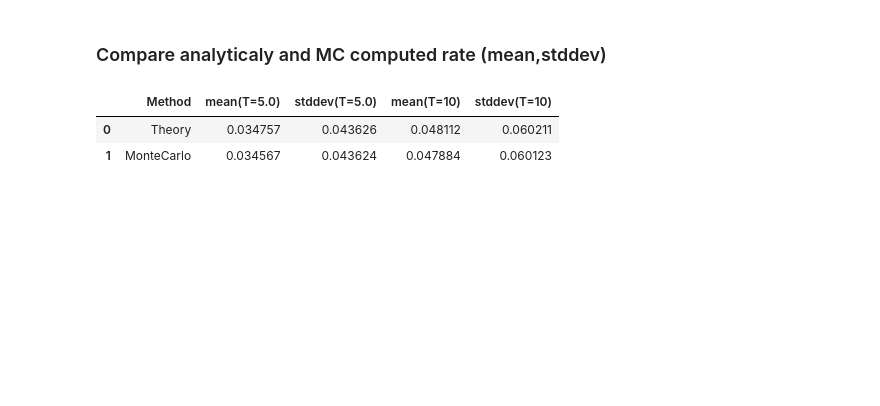
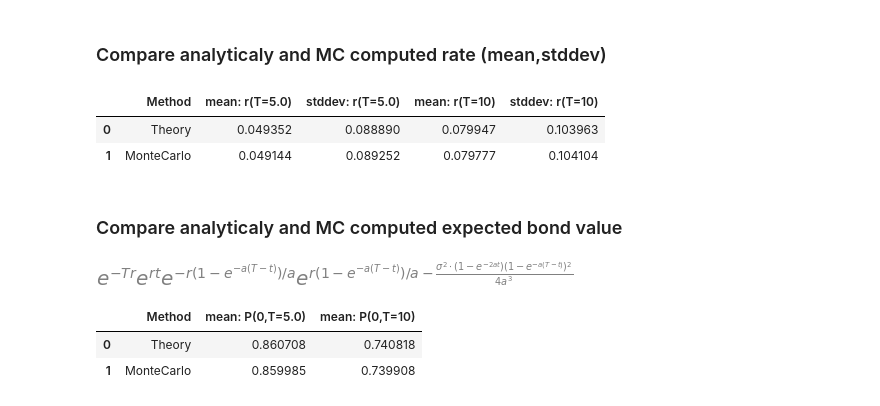
Before and after one commit to AlexanderZvyagin/MonteCarlo-SDK, a Jupyter notebook: python/notebooks/hw_bond.ipynb, the cells around one changed output. Cells and saved outputs as stored; diff of their text form; code cells hidden in the pictures; blank space fills up the shorter version.

Commit message:
Add comparison of the bond values P(0,t)

```diff
--- a/python/notebooks/hw_bond.ipynb
+++ b/python/notebooks/hw_bond.ipynb
@@ -220,8 +228,8 @@ def create_hw_mc_model (
 # %%
 #model = create_hw_mc_model(1e-1,2e-1,rfree,theta_points=100)
 model = create_hw_mc_model(
-    a=1e-2,
-    sigma=2e-2,
+    a=1e-1,
+    sigma=5e-2,
     rfree=3e-2
 )
 # %% [output]
@@ -272,18 +280,26 @@ results.df()
 # %%
 pd.DataFrame([{
     'Method':'Theory',
-    f'mean(T={model.T[0]})':model.rate_gaussian[0][0],
-    f'stddev(T={model.T[0]})':math.sqrt(model.rate_gaussian[0][1]),
-    f'mean(T={model.T[1]})':model.rate_gaussian[1][0],
-    f'stddev(T={model.T[1]})':math.sqrt(model.rate_gaussian[1][1])
+    f'mean: r(T={model.T[0]})':model.rate_gaussian[0][0],
+    f'stddev: r(T={model.T[0]})':math.sqrt(model.rate_gaussian[0][1]),
+    f'mean: r(T={model.T[1]})':model.rate_gaussian[1][0],
+    f'stddev: r(T={model.T[1]})':math.sqrt(model.rate_gaussian[1][1])
 },{
     'Method':'MonteCarlo',
-    f'mean(T={model.T[0]})':results.GetStateEvaluationResult(model.rate.GetStateNumber(),0).mean,
-    f'stddev(T={model.T[0]})':results.GetStateEvaluationResult(model.rate.GetStateNumber(),0).stddev,
-    f'mean(T={model.T[1]})':results.GetStateEvaluationResult(model.rate.GetStateNumber(),1).mean,
-    f'stddev(T={model.T[1]})':results.GetStateEvaluationResult(model.rate.GetStateNumber(),1).stddev
+    f'mean: r(T={model.T[0]})':results.GetStateEvaluationResult(model.rate.GetStateNumber(),0).mean,
+    f'stddev: r(T={model.T[0]})':results.GetStateEvaluationResult(model.rate.GetStateNumber(),0).stddev,
+    f'mean: r(T={model.T[1]})':results.GetStateEvaluationResult(model.rate.GetStateNumber(),1).mean,
+    f'stddev: r(T={model.T[1]})':results.GetStateEvaluationResult(model.rate.GetStateNumber(),1).stddev
 }])
 # %% [output]
-|  | Method | mean(T=5.0) | stddev(T=5.0) | mean(T=10) | stddev(T=10) |
-| 0 | Theory | 0.034757 | 0.043626 | 0.048112 | 0.060211 |
-| 1 | MonteCarlo | 0.034567 | 0.043624 | 0.047884 | 0.060123 |
+|  | Method | mean: r(T=5.0) | stddev: r(T=5.0) | mean: r(T=10) | stddev: r(T=10) |
+| 0 | Theory | 0.049352 | 0.088890 | 0.079947 | 0.103963 |
+| 1 | MonteCarlo | 0.049144 | 0.089252 | 0.079777 | 0.104104 |
+# %% [markdown]
+### Compare analyticaly and MC computed expected bond value
+# %%
+hw = model.hw_analytical
+#hw.P_lambdify()(hw.a,hw.sigma,hw.r,hw.t)
+hw.P()
+# %% [output]
+[figure, added]
@@ -290,3 +309,17 @@ pd.DataFrame([{
+# %%
+pd.DataFrame([{
+    'Method':'Theory',
+    f'mean: P(0,T={model.T[0]})':P(model.T[0]),
+    f'mean: P(0,T={model.T[1]})':P(model.T[1]),
+},{
+    'Method':'MonteCarlo',
+    f'mean: P(0,T={model.T[0]})':results.GetStateEvaluationResult(model.df.GetStateNumber(),0).mean,
+    f'mean: P(0,T={model.T[1]})':results.GetStateEvaluationResult(model.df.GetStateNumber(),1).mean,
+}])
+# %% [output]
+|  | Method | mean: P(0,T=5.0) | mean: P(0,T=10) |
+| 0 | Theory | 0.860708 | 0.740818 |
+| 1 | MonteCarlo | 0.859985 | 0.739908 |
 # %%
 state = model.rate.GetStateNumber()
 plot(results=results,point=0,stateX=state)
```
Also changed, not shown: parts of 16 cells of this notebook.
